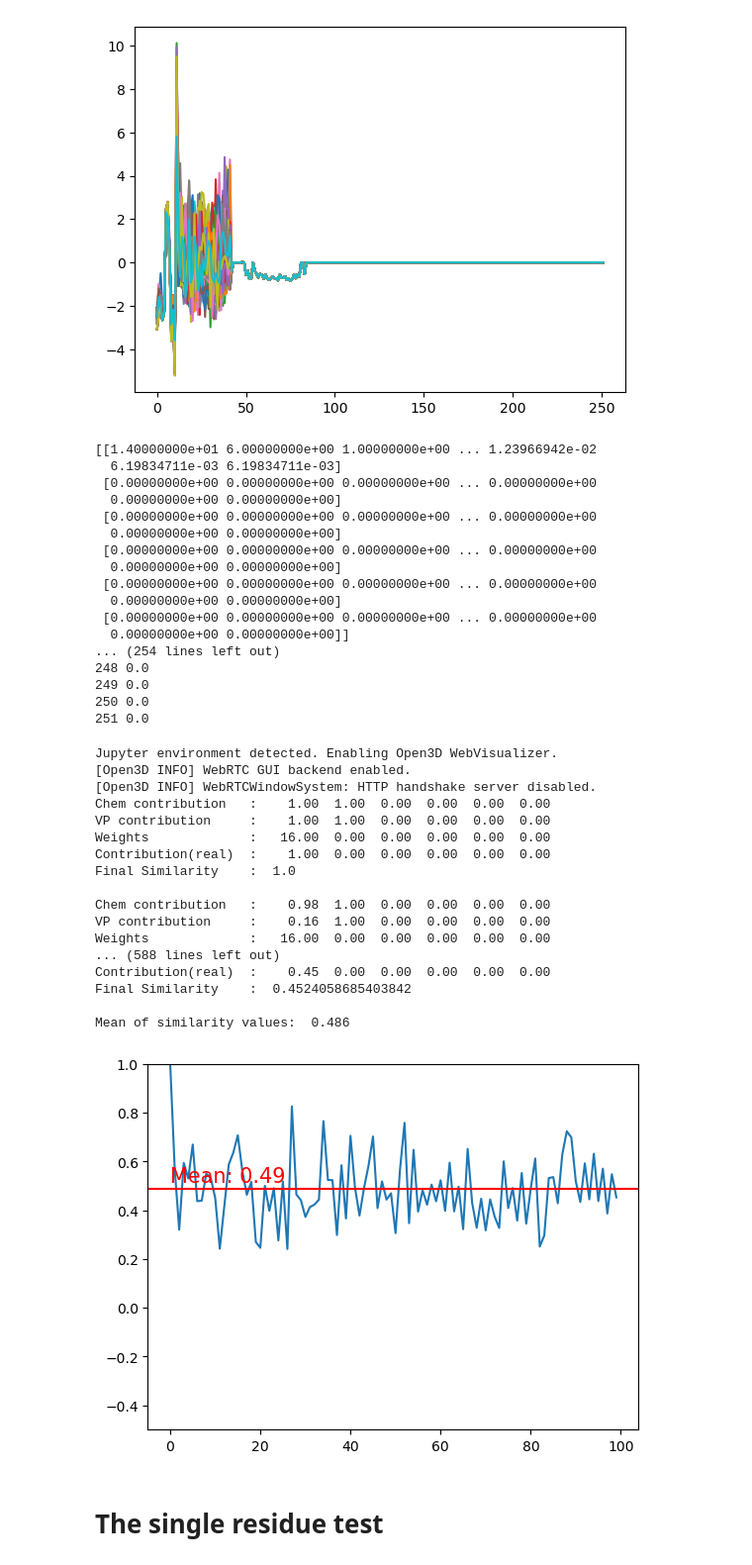
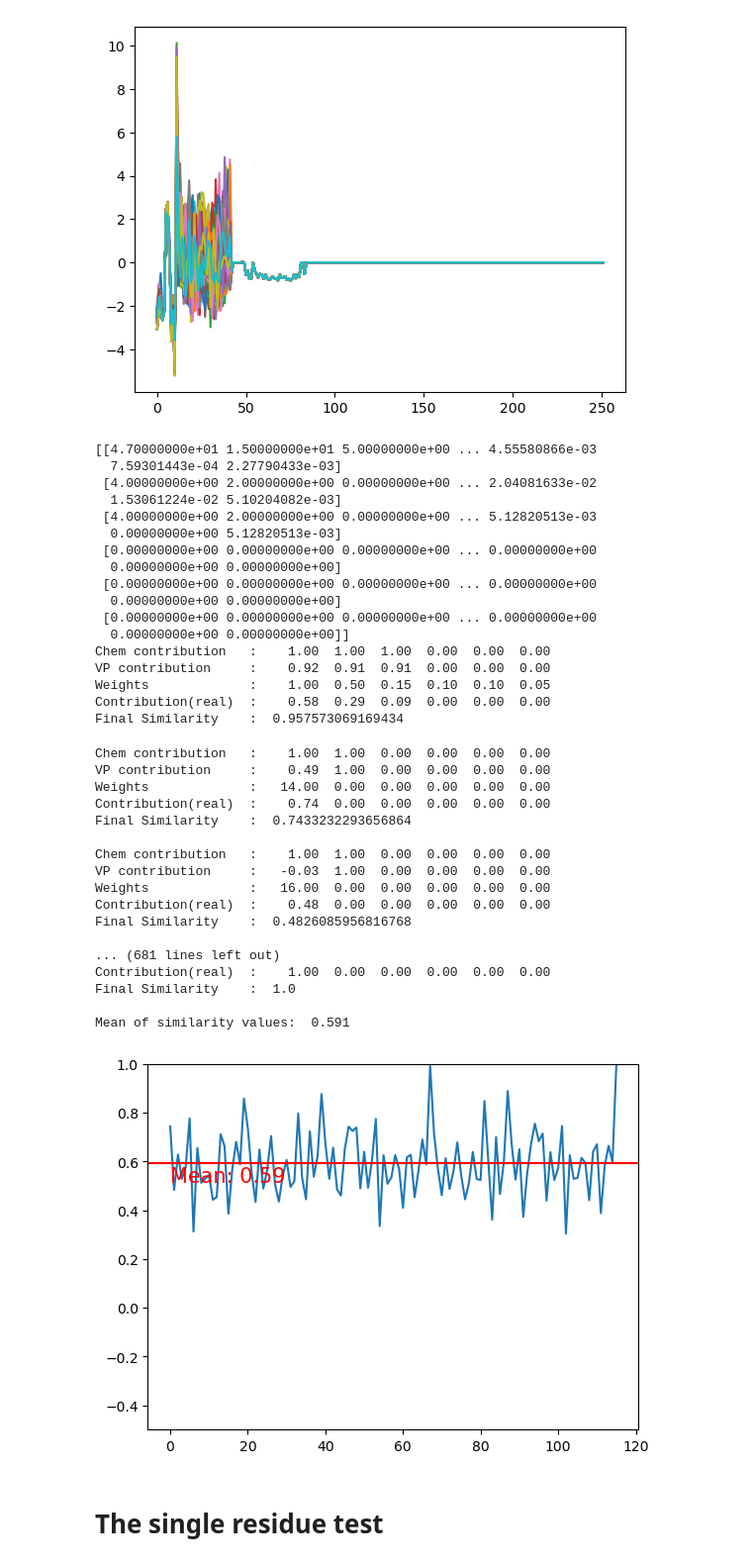
Before and after one commit to miemiemmmm/Nearl, a Jupyter notebook: Caliberate_MolBlock_Viewpoint.ipynb, the cells around one changed output. Shown at 99% size. Saved outputs shown, nothing was run; the diff lists cells and outputs as text; code cells hidden in the pictures.

```diff
--- a/Caliberate_MolBlock_Viewpoint.ipynb
+++ b/Caliberate_MolBlock_Viewpoint.ipynb
@@ -148,71 +150,72 @@ print(repr_traji[-1].reshape((6,-1)))
 representations.compute_similarity(repr_traji[0], repr_traji[-1])
 
 for i, j in enumerate(repr_traji[-1].tolist()):
-  print(i,j)
+#   print(i,j)
+  pass
 # %% [output]
-[[1.40000000e+01 6.00000000e+00 1.00000000e+00 ... 1.23966942e-02
-  6.19834711e-03 6.19834711e-03]
- [0.00000000e+00 0.00000000e+00 0.00000000e+00 ... 0.00000000e+00
-  0.00000000e+00 0.00000000e+00]
- [0.00000000e+00 0.00000000e+00 0.00000000e+00 ... 0.00000000e+00
-  0.00000000e+00 0.00000000e+00]
+[[4.70000000e+01 1.50000000e+01 5.00000000e+00 ... 4.55580866e-03
+  7.59301443e-04 2.27790433e-03]
+ [4.00000000e+00 2.00000000e+00 0.00000000e+00 ... 2.04081633e-02
+  1.53061224e-02 5.10204082e-03]
+ [4.00000000e+00 2.00000000e+00 0.00000000e+00 ... 5.12820513e-03
+  0.00000000e+00 5.12820513e-03]
  [0.00000000e+00 0.00000000e+00 0.00000000e+00 ... 0.00000000e+00
   0.00000000e+00 0.00000000e+00]
  [0.00000000e+00 0.00000000e+00 0.00000000e+00 ... 0.00000000e+00
   0.00000000e+00 0.00000000e+00]
  [0.00000000e+00 0.00000000e+00 0.00000000e+00 ... 0.00000000e+00
   0.00000000e+00 0.00000000e+00]]
-... (254 lines left out)
-248 0.0
-249 0.0
-250 0.0
-251 0.0
+Chem contribution   :    1.00  1.00  1.00  0.00  0.00  0.00
+VP contribution     :    0.92  0.91  0.91  0.00  0.00  0.00
+Weights             :    1.00  0.50  0.15  0.10  0.10  0.05
+Contribution(real)  :    0.58  0.29  0.09  0.00  0.00  0.00
+Final Similarity    :  0.957573069169434
 # %%
 from scipy.spatial import distance
 import matplotlib.pyplot as plt
 import numpy as np
 import pickle
 
 from BetaPose import representations
 
 # Load the data
 with open('TEMP_DATA.pkl', 'rb') as f:
   # Write the object to the file
   thedict = pickle.load(f)
   repr_traji = thedict["repr"]
 
 # standardize the data
 pkl_model = pickle.load(open("StandardScaler_model.pkl", "rb"))
 pkl_scaled = pkl_model.transform(repr_traji)
 
-sims = [representations.compute_similarity(pkl_scaled[0], pkl_scaled[i], representations.weight(repr_traji[i])) for i in range(len(pkl_scaled))]
+sims = [representations.compute_similarity(pkl_scaled[-1], pkl_scaled[i], representations.weight(repr_traji[i])) for i in range(len(pkl_scaled))]
 print("Mean of similarity values: ", np.mean(sims).round(3))
 
 plt.plot(sims)
 plt.axhline(y=np.mean(sims), color="r", linestyle="-")
 plt.ylim([-0.5,1])
 plt.text(0.02, 0.5, f'Mean: {np.mean(sims):.2f}', verticalalignment='bottom', horizontalalignment='left', color='r', fontsize=15)
 
 plt.show()
 # %% [output]
-Jupyter environment detected. Enabling Open3D WebVisualizer.
-[Open3D INFO] WebRTC GUI backend enabled.
-[Open3D INFO] WebRTCWindowSystem: HTTP handshake server disabled.
 Chem contribution   :    1.00  1.00  0.00  0.00  0.00  0.00
-VP contribution     :    1.00  1.00  0.00  0.00  0.00  0.00
+VP contribution     :    0.49  1.00  0.00  0.00  0.00  0.00
+Weights             :   14.00  0.00  0.00  0.00  0.00  0.00
+Contribution(real)  :    0.74  0.00  0.00  0.00  0.00  0.00
+Final Similarity    :  0.7433232293656864
+
+Chem contribution   :    1.00  1.00  0.00  0.00  0.00  0.00
+VP contribution     :   -0.03  1.00  0.00  0.00  0.00  0.00
 Weights             :   16.00  0.00  0.00  0.00  0.00  0.00
+Contribution(real)  :    0.48  0.00  0.00  0.00  0.00  0.00
+Final Similarity    :  0.4826085956816768
+
+... (681 lines left out)
 Contribution(real)  :    1.00  0.00  0.00  0.00  0.00  0.00
 Final Similarity    :  1.0
 
-Chem contribution   :    0.98  1.00  0.00  0.00  0.00  0.00
-VP contribution     :    0.16  1.00  0.00  0.00  0.00  0.00
-Weights             :   16.00  0.00  0.00  0.00  0.00  0.00
-... (588 lines left out)
-Contribution(real)  :    0.45  0.00  0.00  0.00  0.00  0.00
-Final Similarity    :  0.4524058685403842
-
-Mean of similarity values:  0.486
+Mean of similarity values:  0.591
-[figure, old version]
+[figure, new version]
 # %% [markdown]
 # The single residue test
 # %%
```
Also changed, not shown: parts of 14 cells of this notebook, 12 other files.
